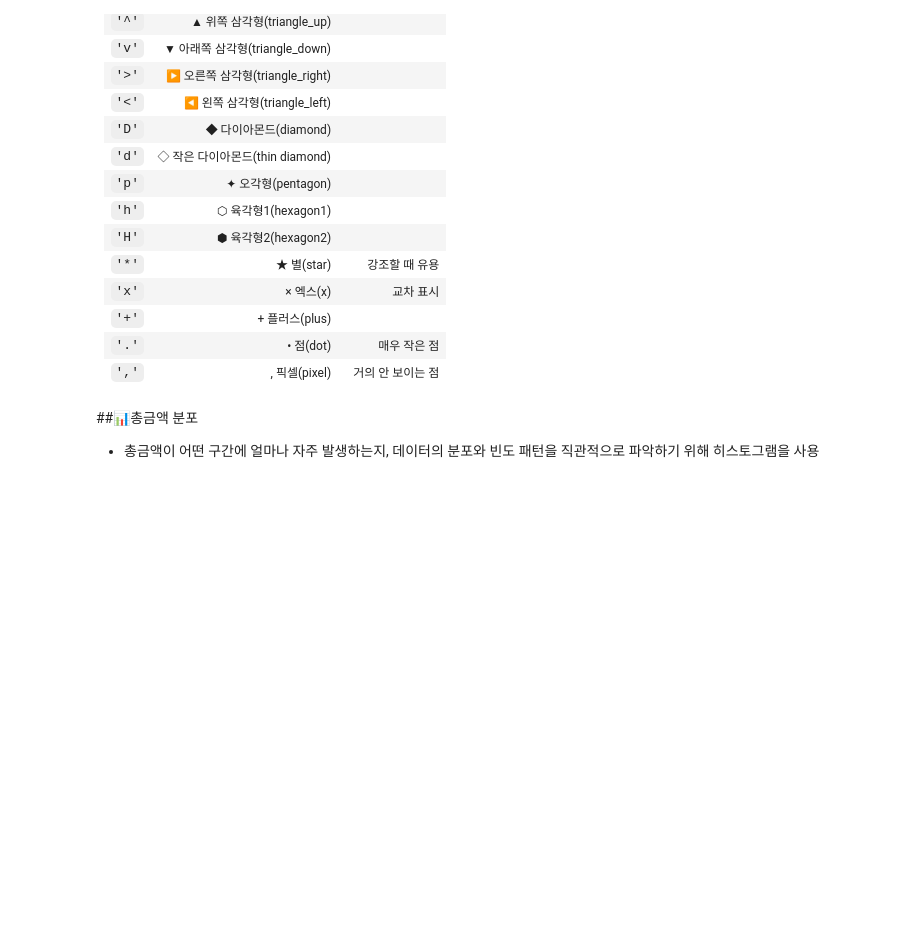
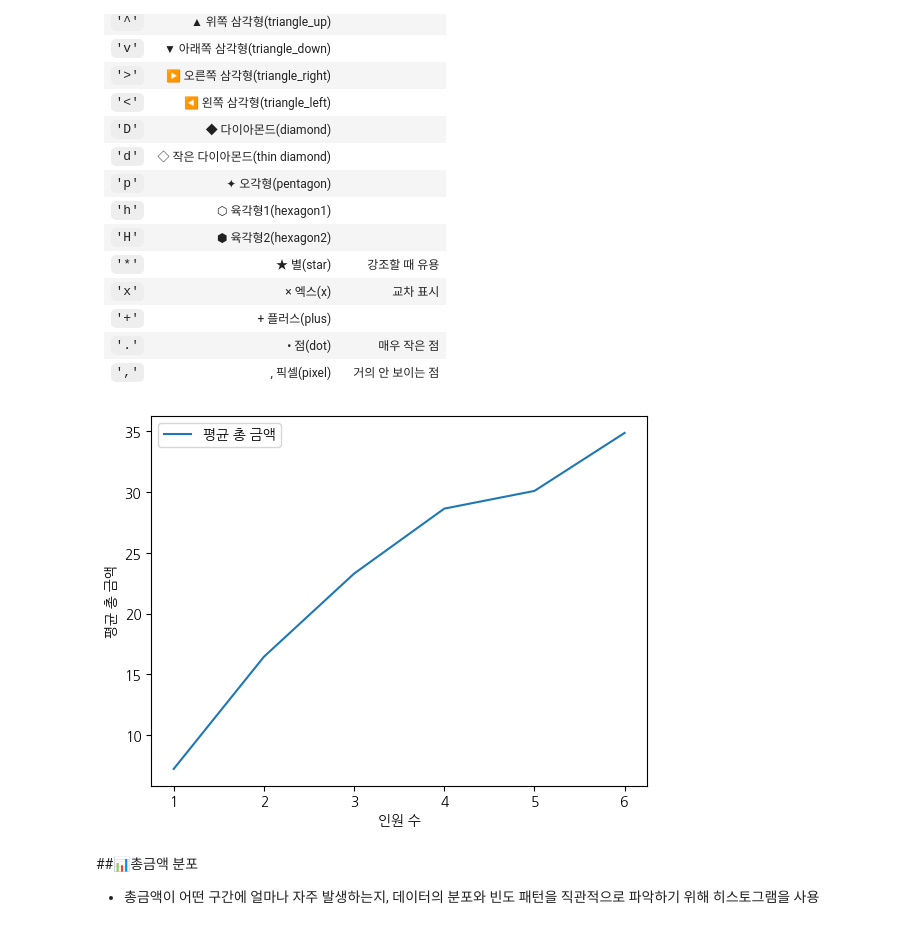
Before and after one commit to t0mark/JST_Do-Dream, a Jupyter notebook: 2_1_데이터시각화_Tips.ipynb, the cells around one changed output. Drawn from its saved outputs; the diff is of its cells as text; code cells hidden in the pictures; blank space fills up the shorter version.

```diff
--- a/2_1_데이터시각화_Tips.ipynb
+++ b/2_1_데이터시각화_Tips.ipynb
@@ -252,3 +288,13 @@ if os.path.exists(matplotlib_cache_dir):
+# %%
+# 식사 인원 수에 따른 평균 총금액
+grouped = tips.groupby("size")["total_bill"].mean()
+plt.plot(grouped.index, grouped.values, label="평균 총 금액")
+plt.xlabel("인원 수")
+plt.ylabel("평균 총 금액")
+plt.legend()
+plt.show()
+# %% [output]
+[figure, added]
 # %% [markdown]
 ##📊총금액 분포
 * 총금액이 어떤 구간에 얼마나 자주 발생하는지, 데이터의 분포와 빈도 패턴을 직관적으로 파악하기 위해 히스토그램을 사용
```
Also changed, not shown: parts of 9 cells of this notebook, 3 other files.
